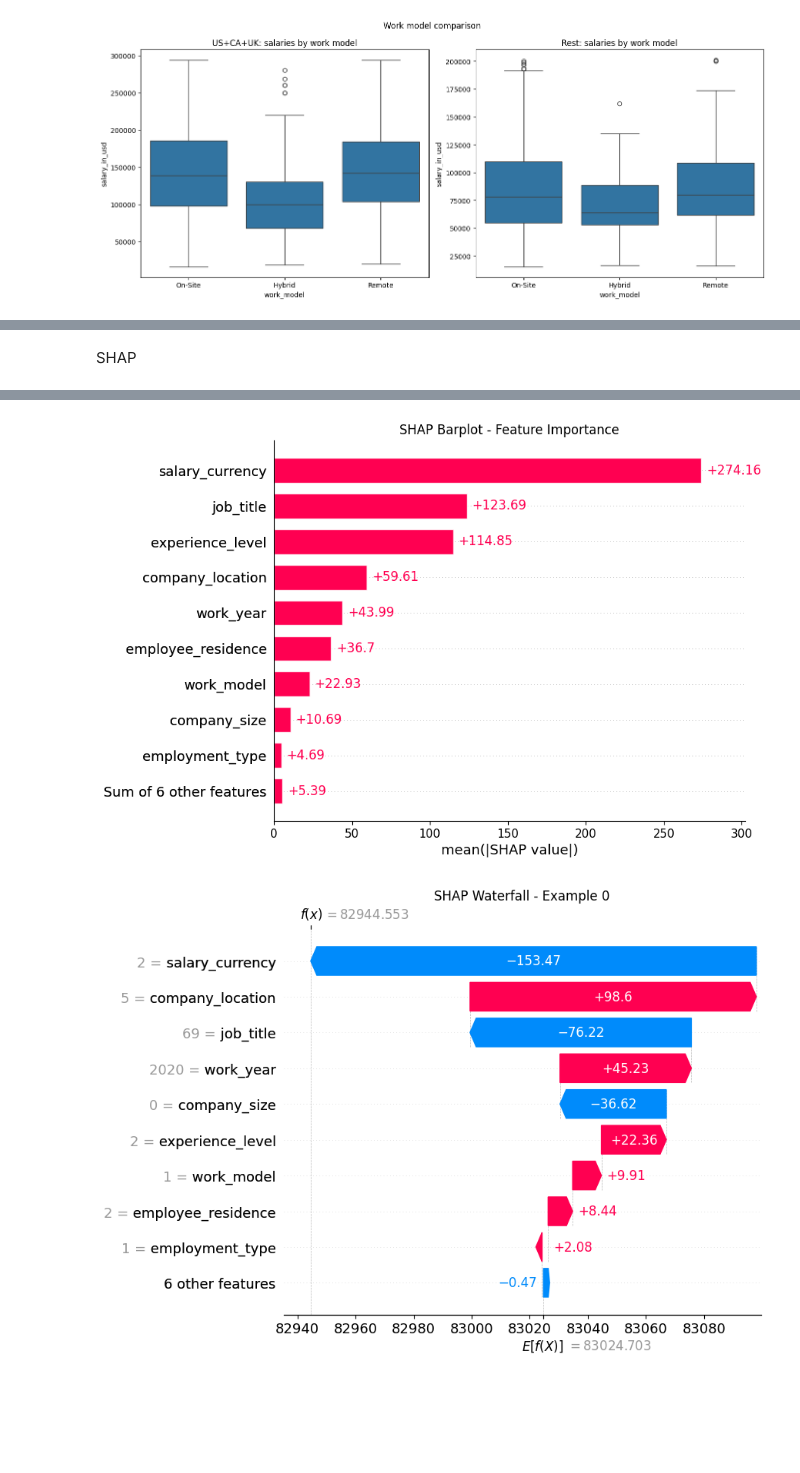
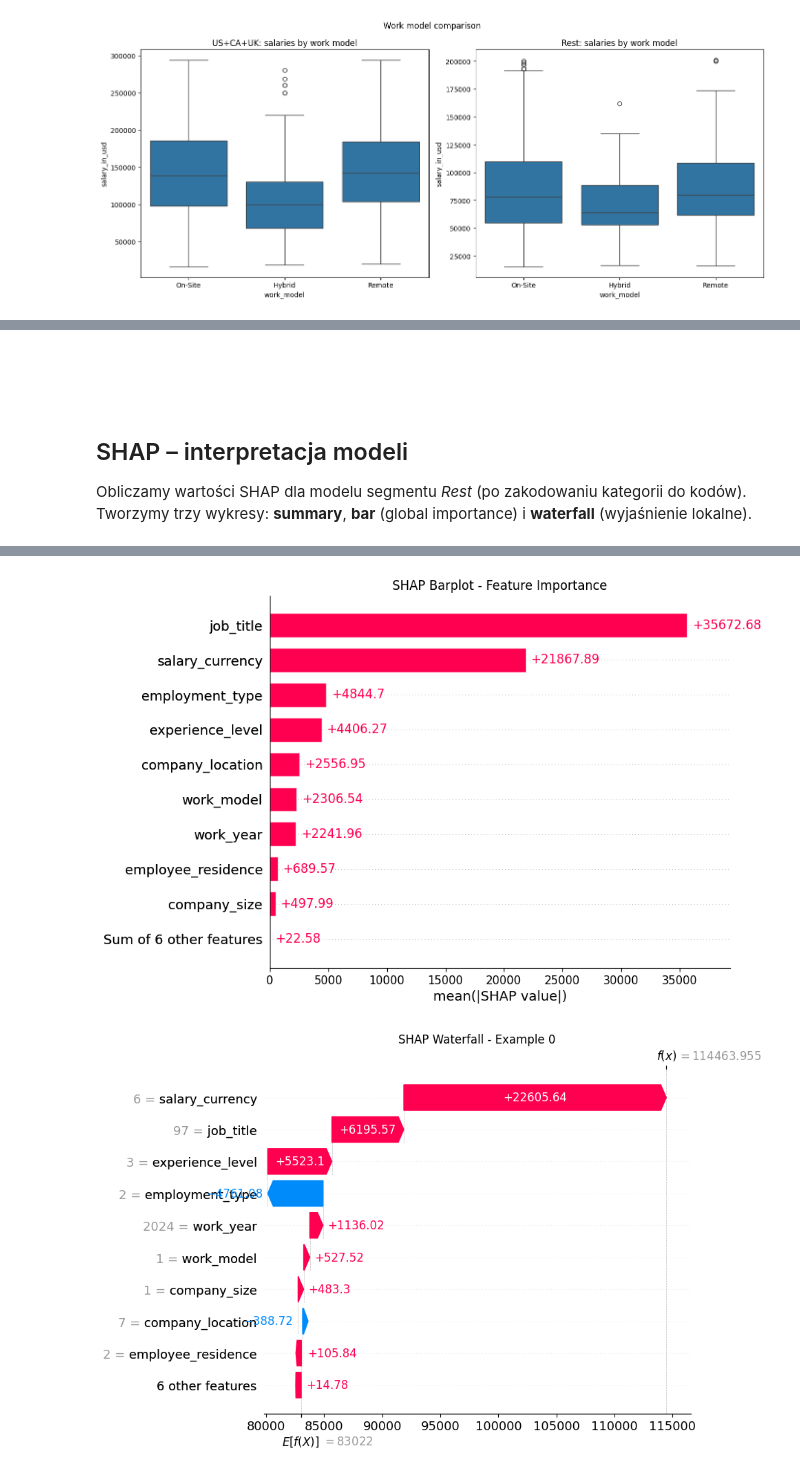
Before and after one commit to Feeek/ml_pipeline_xgboost_optuna, a Jupyter notebook: src/main.ipynb, the cells around one changed output, grey strips where cells are left out. Drawn from its saved outputs; the diff is of its cells as text; code cells hidden in the pictures; blank space fills up the shorter version.

```diff
--- a/src/main.ipynb
+++ b/src/main.ipynb
@@ -177,13 +375,18 @@ XGBRegressor(base_score=None, booster=None, callbacks=None,
 # %% [markdown]
-SHAP
+<br><br><br>
+## SHAP – interpretacja modeli
+Obliczamy wartości SHAP dla modelu segmentu *Rest* (po zakodowaniu kategorii do kodów). Tworzymy trzy wykresy: **summary**, **bar** (global importance) i **waterfall** (wyjaśnienie lokalne).
 # %%
 import matplotlib.pyplot as plt
 import shap
 
 # zrób wersję danych numerycznych tylko do SHAP
-X_numeric = xgb_rest.X.copy()
+X_numeric = xgb_us_ca_uk.X.copy()
 for col in X_numeric.select_dtypes(include="category"):
     X_numeric[col] = X_numeric[col].cat.codes
+
+n_samples = min(2000, len(X_numeric))
+X_numeric = X_numeric.sample(n=n_samples, random_state=42)
 
 # TreeExplainer dla XGBoost
 explainer = shap.TreeExplainer(xgb_rest.model, feature_perturbation="tree_path_dependent")
@@ -203,4 +406,32 @@ plt.show()
 shap.plots.waterfall(shap_values[0], show=False)
 plt.title("SHAP Waterfall - Example 0")
 plt.show()
+
+
+
+
+
+# zrób wersję danych numerycznych tylko do SHAP
+X_numeric = xgb_rest.X.copy()
+for col in X_numeric.select_dtypes(include="category"):
+    X_numeric[col] = X_numeric[col].cat.codes
+
+# TreeExplainer dla XGBoost
+explainer = shap.TreeExplainer(xgb_rest.model, feature_perturbation="tree_path_dependent")
+shap_values = explainer(X_numeric)
+
+# summary plot z tytułem
+shap.summary_plot(shap_values, X_numeric, show=False)
+plt.title("SHAP Summary - Rest Model")
+plt.show()
+
+# bar plot z tytułem
+shap.plots.bar(shap_values, show=False)
+plt.title("SHAP Barplot - Feature Importance")
+plt.show()
+
+# waterfall dla jednej obserwacji
+shap.plots.waterfall(shap_values[0], show=False)
+plt.title("SHAP Waterfall - Example 0")
+plt.show()
 # %% [output]
@@ -208,2 +439,2 @@ plt.show()
-[figure, old version]
+[figure, new version]
-[figure, old version]
+[figure, new version]
```
Also changed, not shown: parts of 22 cells of this notebook.
